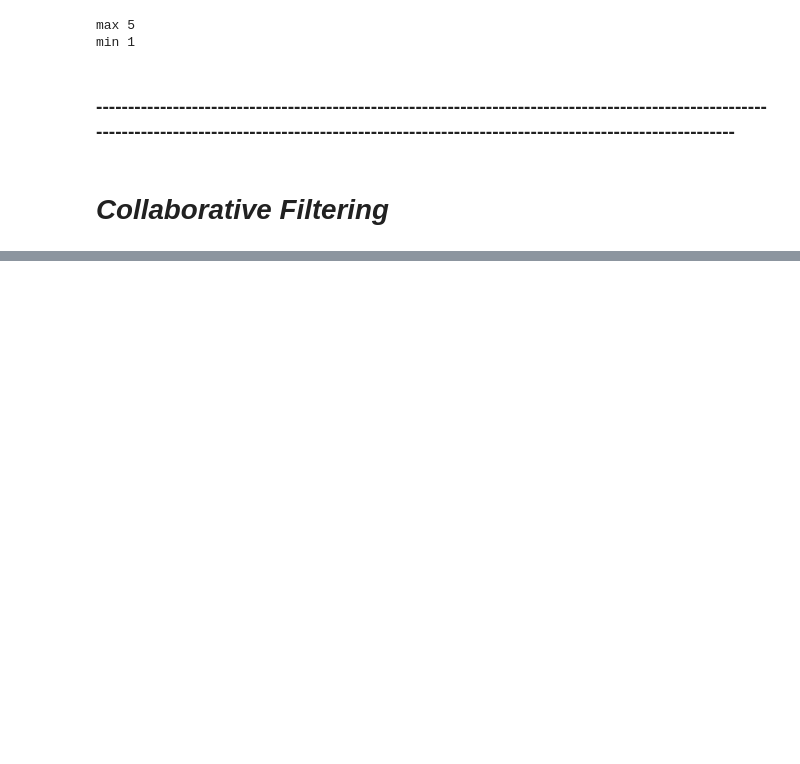
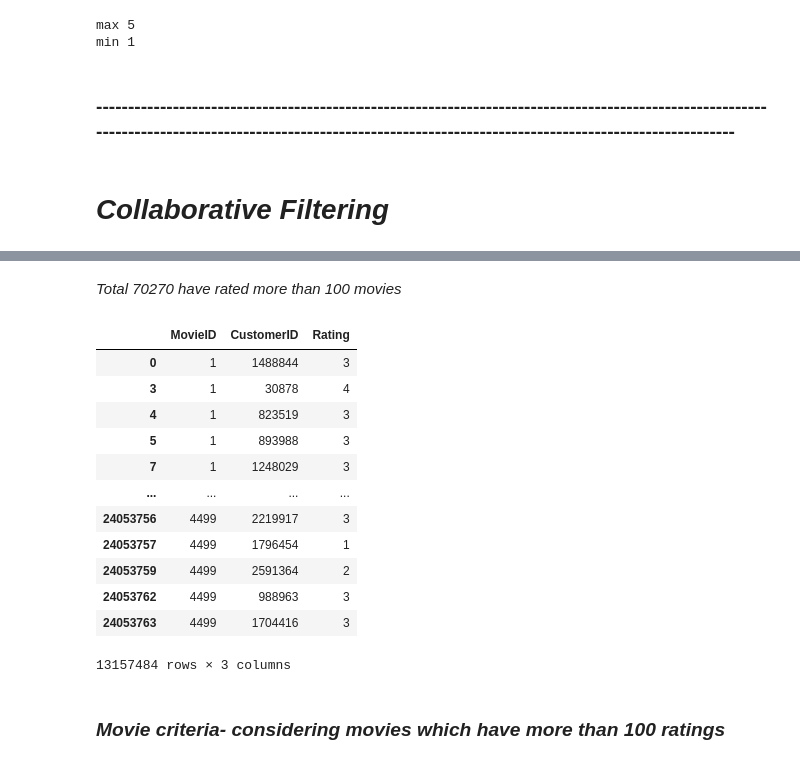
Before and after one commit to NityaVerma19/Movie-recommendation, a Jupyter notebook: netflix-prize.ipynb, the cells around one changed output, grey strips where cells are left out. Saved outputs shown, nothing was run; the diff lists cells and outputs as text; code cells hidden in the pictures; blank space fills up the shorter version.

Commit message:
assigning criteria for recommendation

```diff
--- a/netflix-prize.ipynb
+++ b/netflix-prize.ipynb
@@ -281,3 +304,2 @@ import seaborn as sns
 # %%
-count_of_ratings = data_1.groupby('CustomerID').count()['MovieID'].mode()
-count_of_ratings
+rating_by_each_user = data_1.groupby('CustomerID').count()['MovieID']>100
@@ -291,0 +306,5 @@ sns.histplot(count_of_ratings)
+# %%
+#all users who have rated more than 100 movies
+active_users = rating_by_each_user[rating_by_each_user].index
+active_users = active_users.tolist()
+active_users
@@ -291,0 +329,21 @@ sns.histplot(count_of_ratings)
+# %% [markdown]
+*Total 70270 have rated more than 100 movies*
+# %%
+filtered_data = data_1[data_1['CustomerID'].isin(active_users)]
+filtered_data
+# %% [output]
+|  | MovieID | CustomerID | Rating |
+| 0 | 1 | 1488844 | 3 |
+| 3 | 1 | 30878 | 4 |
+| 4 | 1 | 823519 | 3 |
+| 5 | 1 | 893988 | 3 |
+| 7 | 1 | 1248029 | 3 |
+| ... | ... | ... | ... |
+| 24053756 | 4499 | 2219917 | 3 |
+| 24053757 | 4499 | 1796454 | 1 |
+| 24053759 | 4499 | 2591364 | 2 |
+| 24053762 | 4499 | 988963 | 3 |
+| 24053763 | 4499 | 1704416 | 3 |
+13157484 rows × 3 columns
+# %% [markdown]
+### *Movie criteria- considering movies which have more than 100 ratings*
```
Also changed, not shown: parts of 14 cells of this notebook.
